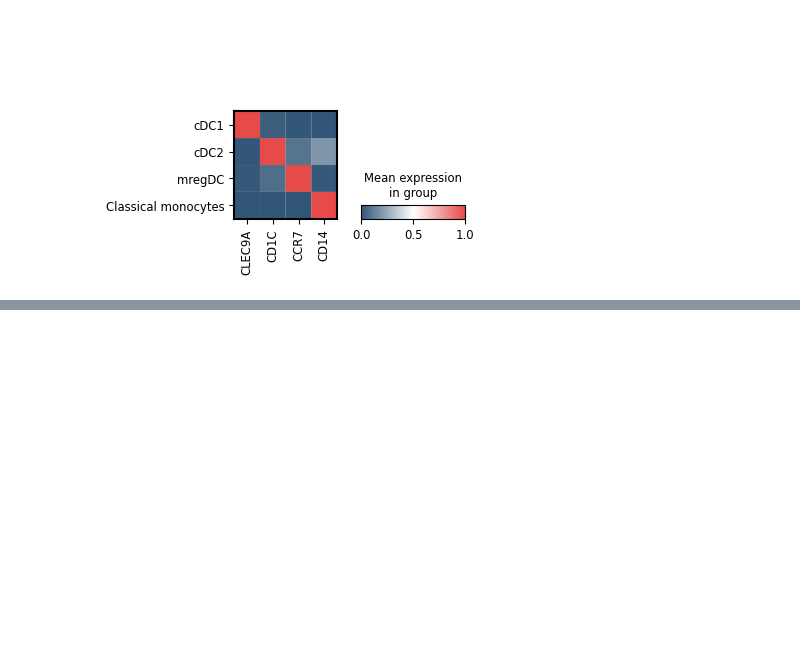
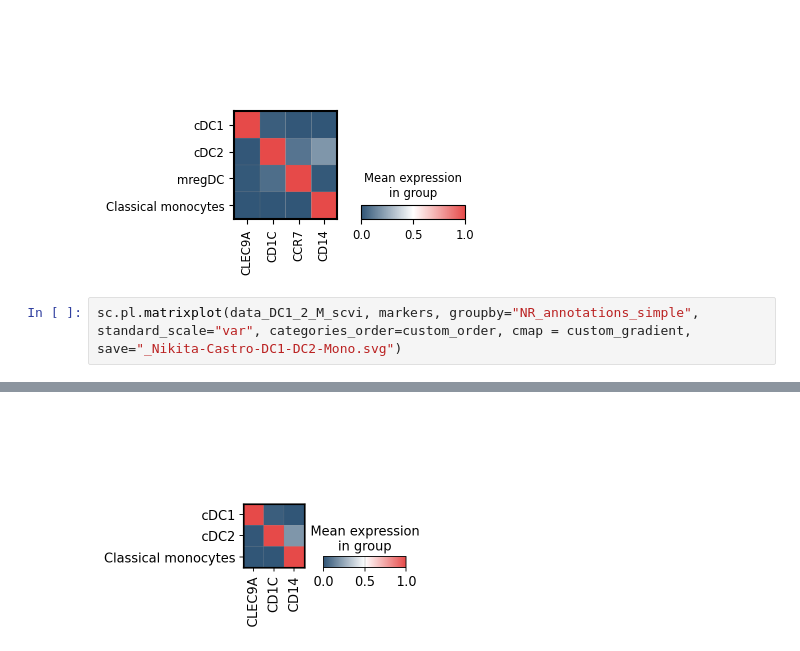
Before and after one commit to tuonglab/Nikita-project, a Jupyter notebook: notebooks/2025-05-22_Castro_DC-mono-UMAP.ipynb, the cells around one changed output, grey strips where cells are left out. Cells and saved outputs as stored; diff of their text form; blank space fills up the shorter version.

```diff
--- a/notebooks/2025-05-22_Castro_DC-mono-UMAP.ipynb
+++ b/notebooks/2025-05-22_Castro_DC-mono-UMAP.ipynb
@@ -195,3 +250,6 @@ custom_gradient = LinearSegmentedColormap.from_list(
 sc.pl.matrixplot(data_DCM_scvi, markers, groupby="NR_annotations_simple", standard_scale="var", categories_order=custom_order, cmap = custom_gradient)
 # %% [output]
 [figure]
+# %%
+sc.pl.matrixplot(data_DC1_2_M_scvi, markers, groupby="NR_annotations_simple", standard_scale="var", categories_order=custom_order, cmap = custom_gradient, save="_Nikita-Castro-DC1-DC2-Mono.svg")
+# %% [output]
@@ -197,0 +257 @@ sc.pl.matrixplot(data_DCM_scvi, markers, groupby="NR_annotations_simple", standa
+[figure, added]
```
Also changed, not shown: parts of 15 cells of this notebook, 1 other file.
